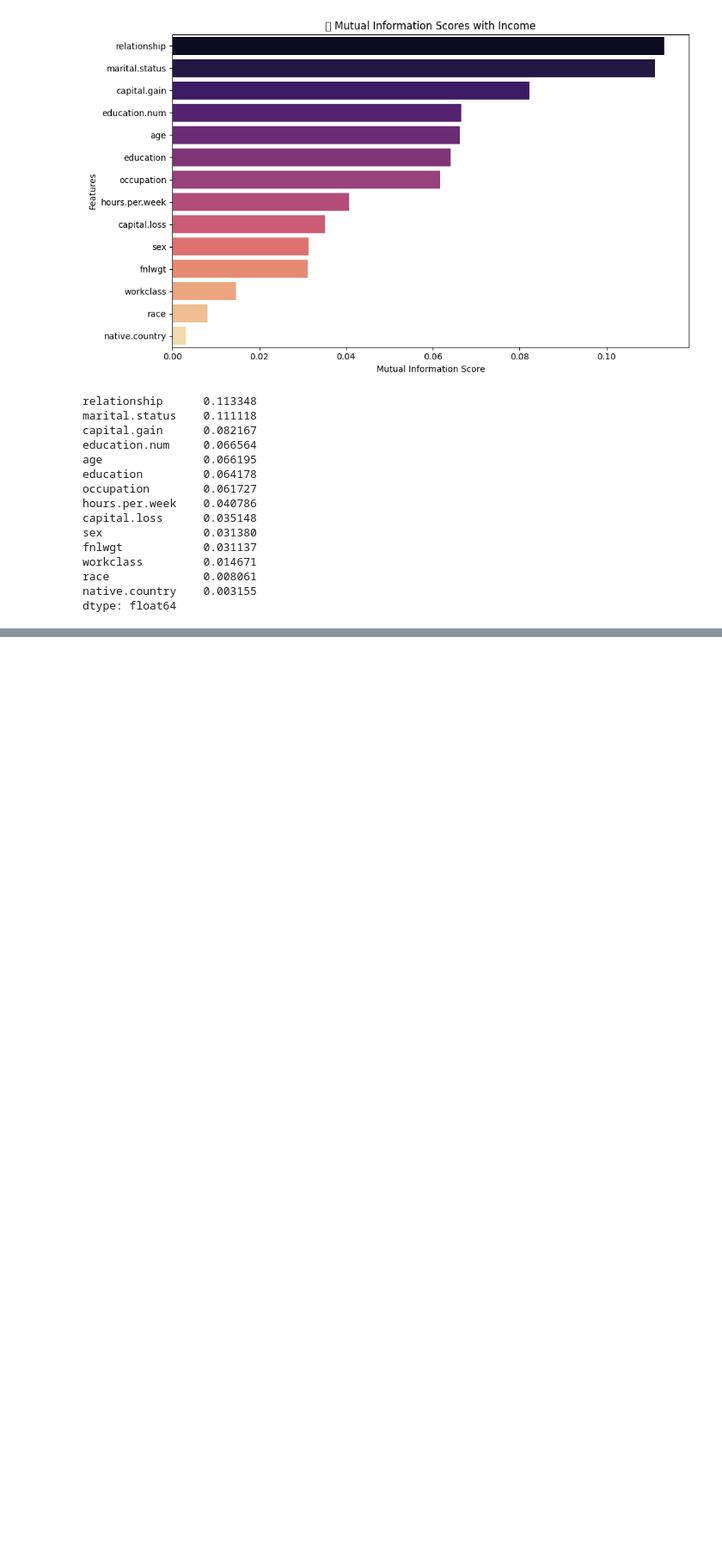
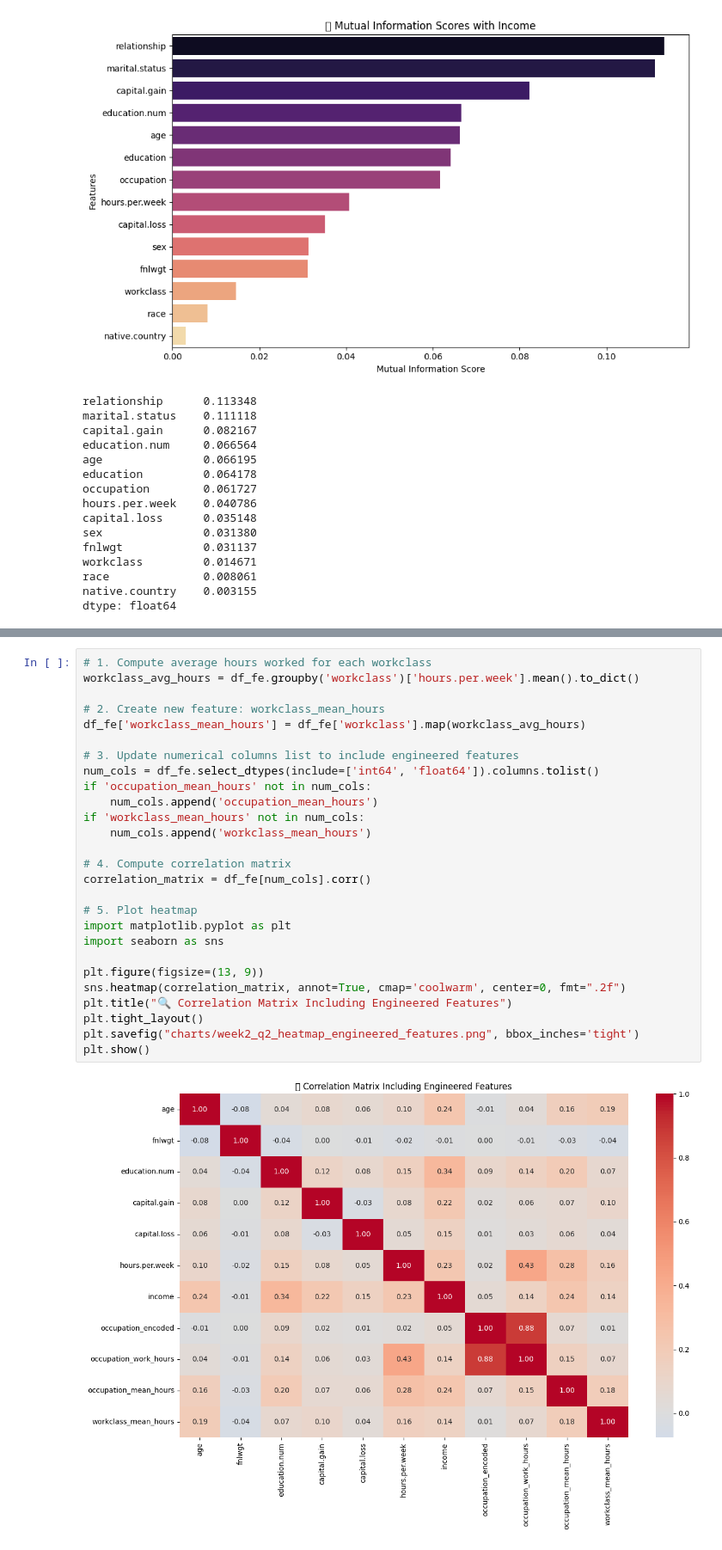
Before and after one commit to vijaivimu/SDS-CP034-incomeinsight, a Jupyter notebook: submissions/team-members/Vijai/03_week2_feature_eng.ipynb, the cells around one changed output, grey strips where cells are left out. Shown at 86% size. Drawn from its saved outputs; the diff is of its cells as text; blank space fills up the shorter version.

```diff
--- a/submissions/team-members/Vijai/03_week2_feature_eng.ipynb
+++ b/submissions/team-members/Vijai/03_week2_feature_eng.ipynb
@@ -62,0 +132,29 @@ dtype: float64
+# %%
+# 1. Compute average hours worked for each workclass
+workclass_avg_hours = df_fe.groupby('workclass')['hours.per.week'].mean().to_dict()
+
+# 2. Create new feature: workclass_mean_hours
+df_fe['workclass_mean_hours'] = df_fe['workclass'].map(workclass_avg_hours)
+
+# 3. Update numerical columns list to include engineered features
+num_cols = df_fe.select_dtypes(include=['int64', 'float64']).columns.tolist()
+if 'occupation_mean_hours' not in num_cols:
+    num_cols.append('occupation_mean_hours')
+if 'workclass_mean_hours' not in num_cols:
+    num_cols.append('workclass_mean_hours')
+
+# 4. Compute correlation matrix
+correlation_matrix = df_fe[num_cols].corr()
+
+# 5. Plot heatmap
+import matplotlib.pyplot as plt
+import seaborn as sns
+
+plt.figure(figsize=(13, 9))
+sns.heatmap(correlation_matrix, annot=True, cmap='coolwarm', center=0, fmt=".2f")
+plt.title("🔍 Correlation Matrix Including Engineered Features")
+plt.tight_layout()
+plt.savefig("charts/week2_q2_heatmap_engineered_features.png", bbox_inches='tight')
+plt.show()
+# %% [output]
+[figure, added]
```
Also changed, not shown: parts of 4 cells of this notebook, 4 other files.
